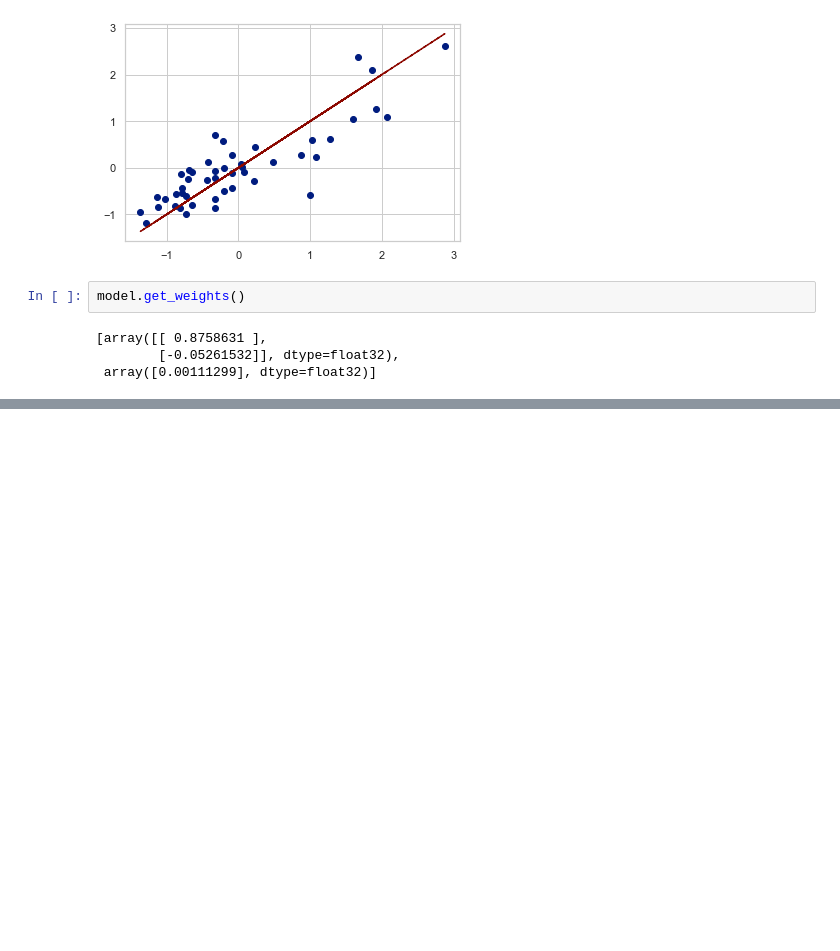
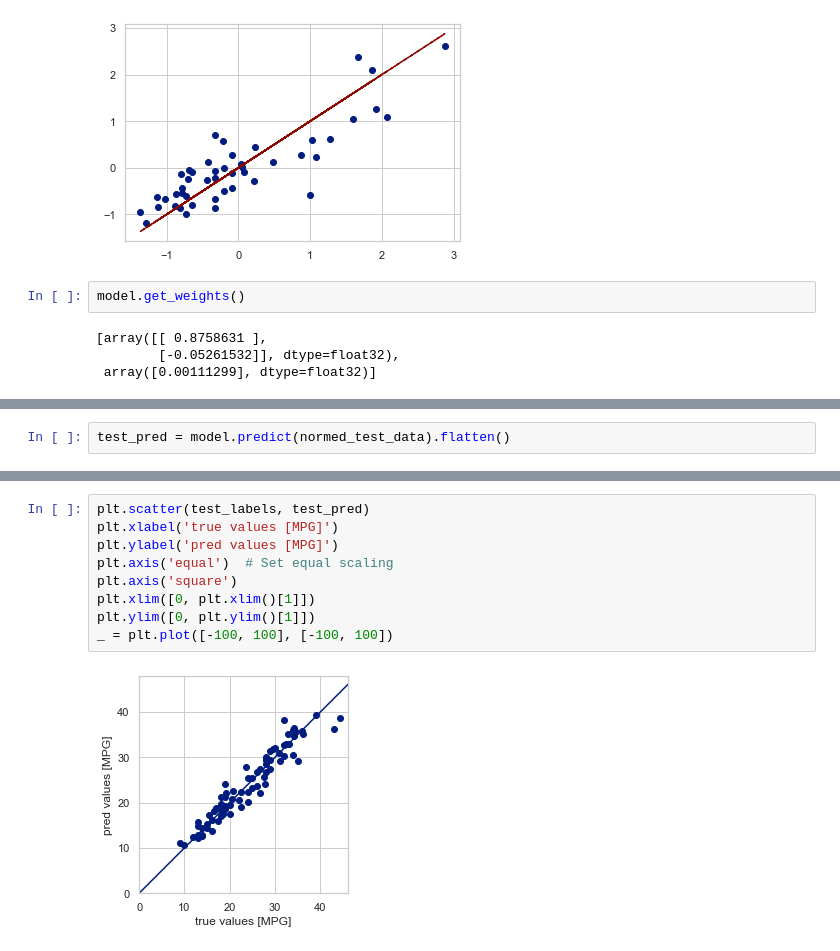
Before and after one commit to myhaa/Machine-Learning, a Jupyter notebook: AndrewNg_ML_Homework/机器学习之吴恩达作业1.ipynb, the cells around one changed output, grey strips where cells are left out. Saved outputs shown, nothing was run; the diff lists cells and outputs as text; blank space fills up the shorter version.

```diff
--- a/AndrewNg_ML_Homework/机器学习之吴恩达作业1.ipynb
+++ b/AndrewNg_ML_Homework/机器学习之吴恩达作业1.ipynb
@@ -800,0 +1094,2 @@ model.get_weights()
+# %%
+test_pred = model.predict(normed_test_data).flatten()
@@ -800,0 +1100,11 @@ model.get_weights()
+# %%
+plt.scatter(test_labels, test_pred)
+plt.xlabel('true values [MPG]')
+plt.ylabel('pred values [MPG]')
+plt.axis('equal')  # Set equal scaling
+plt.axis('square')
+plt.xlim([0, plt.xlim()[1]])
+plt.ylim([0, plt.ylim()[1]])
+_ = plt.plot([-100, 100], [-100, 100])
+# %% [output]
+[figure, added]
```
Also changed, not shown: parts of 56 cells of this notebook.
